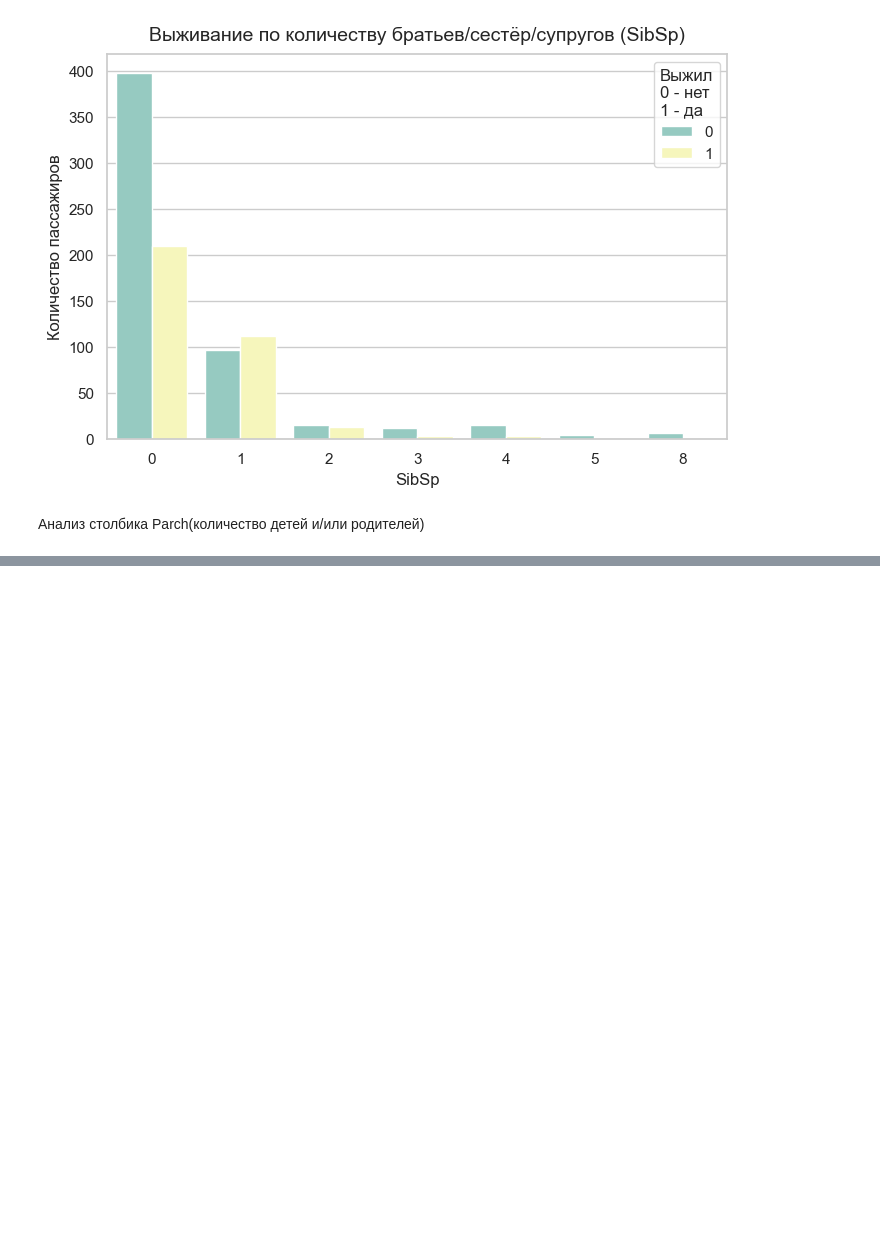
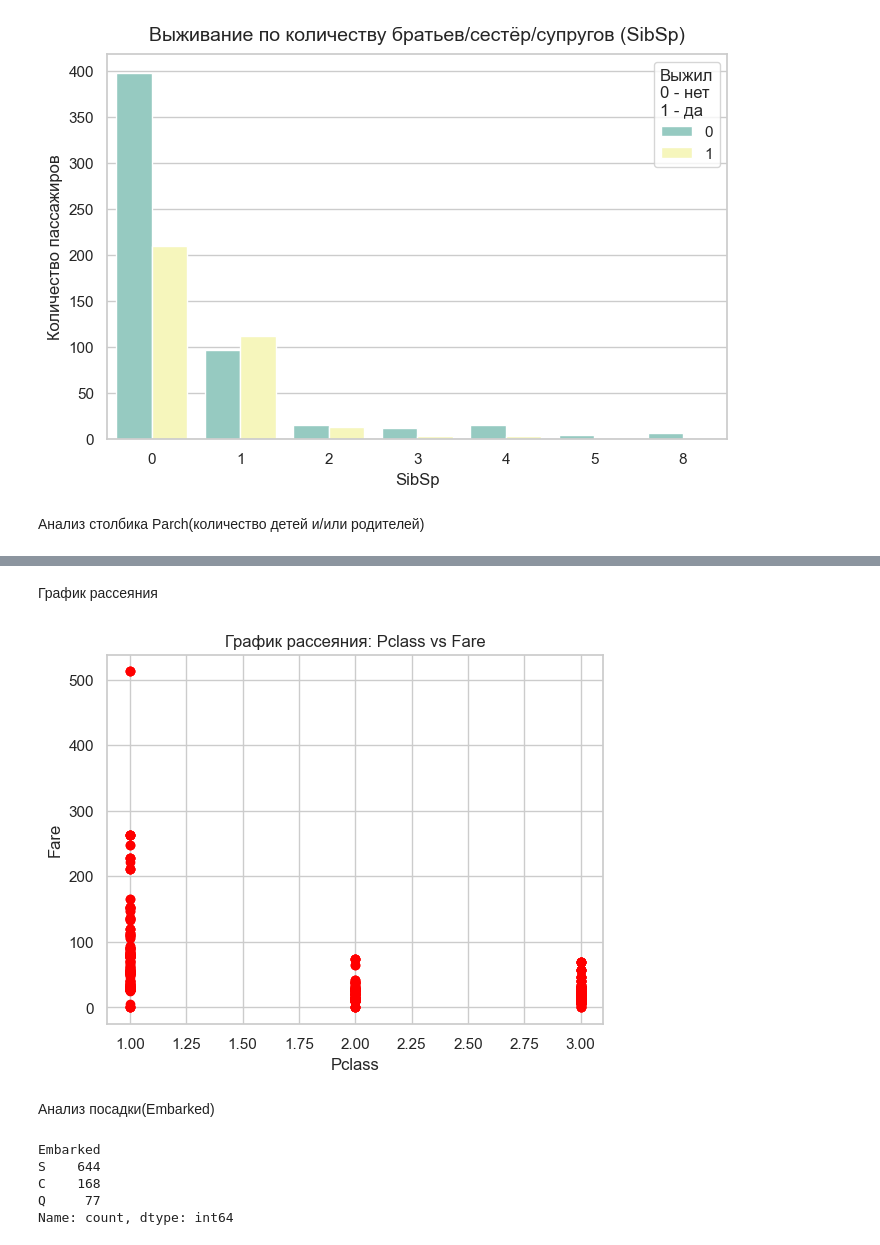
Before and after one commit to nafaniaa/titanic_project, a Jupyter notebook: notebooks/main.ipynb, the cells around one changed output, grey strips where cells are left out. Drawn from its saved outputs; the diff is of its cells as text; code cells hidden in the pictures; blank space fills up the shorter version.

```diff
--- a/notebooks/main.ipynb
+++ b/notebooks/main.ipynb
@@ -230,0 +338,21 @@ Name: count, dtype: int64
+# %% [markdown]
+График рассеяния
+# %%
+plt.scatter(train_df['Pclass'], train_df['Fare'], color = 'red')
+plt.title('График рассеяния: Pclass vs Fare')
+plt.xlabel('Pclass')
+plt.ylabel('Fare')
+plt.grid(True)
+plt.show()
+# %% [output]
+[figure, added]
+# %% [markdown]
+Анализ посадки(Embarked)
+# %%
+train_df['Embarked'].value_counts()
+# %% [output]
+Embarked
+S    644
+C    168
+Q     77
+Name: count, dtype: int64
```
Also changed, not shown: parts of 29 cells of this notebook.
